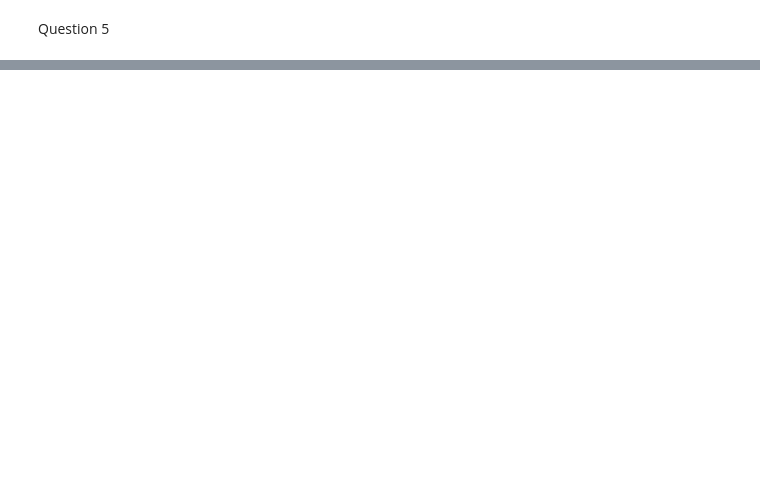
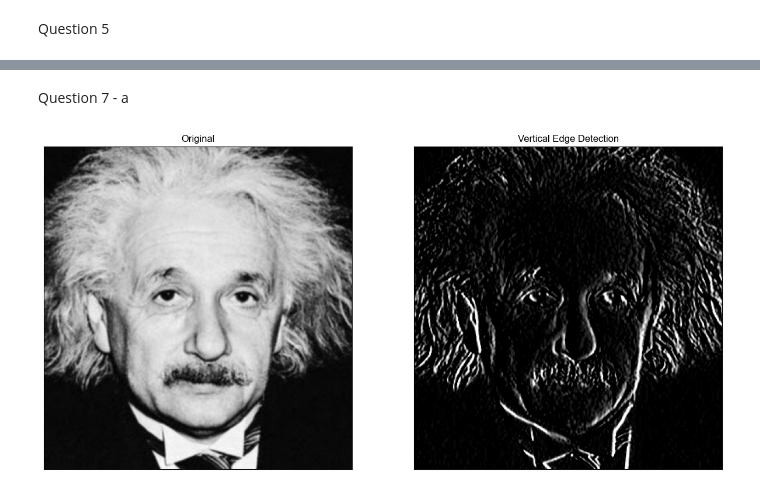
Before and after one commit to Dulan24/S5_EN3061_Image-processing, a Jupyter notebook: Activity 01/answers/codes.ipynb, the cells around one changed output, grey strips where cells are left out. Drawn from its saved outputs; the diff is of its cells as text; code cells hidden in the pictures; blank space fills up the shorter version.

```diff
--- a/Activity 01/answers/codes.ipynb
+++ b/Activity 01/answers/codes.ipynb
@@ -233,0 +304,36 @@ Question 5
+# %% [markdown]
+Question 7 - a
+# %%
+import cv2 as cv
+import numpy as np
+import matplotlib.pyplot as plt
+
+img = cv.imread('../einstein.png', cv.IMREAD_GRAYSCALE)
+
+# Define a kernel
+kernel = np.array([
+    (1, 0, -1),
+    (2, 0, -2),
+    (1, 0, -1)
+], dtype='float32')
+
+# Apply 2D filtering with the defined kernel
+imgc = cv.filter2D(img, -1, kernel)
+
+# Create a subplot with two images
+fig, axes = plt.subplots(1, 2, sharex='all', sharey='all', figsize=(15, 15))
+
+# Display the original image on the first subplot
+axes[0].imshow(img, cmap='gray')
+axes[0].set_title('Original')
+axes[0].set_xticks([]), axes[0].set_yticks([])
+
+# Display the filtered image on the second subplot
+axes[1].imshow(imgc, cmap='gray')
+axes[1].set_title('Vertical Edge Detection')
+axes[1].set_xticks([]), axes[1].set_yticks([])
+
+# Show the plots
+plt.show()
+# %% [output]
+[figure, added]
```
Also changed, not shown: parts of 9 cells of this notebook, 3 other files.
